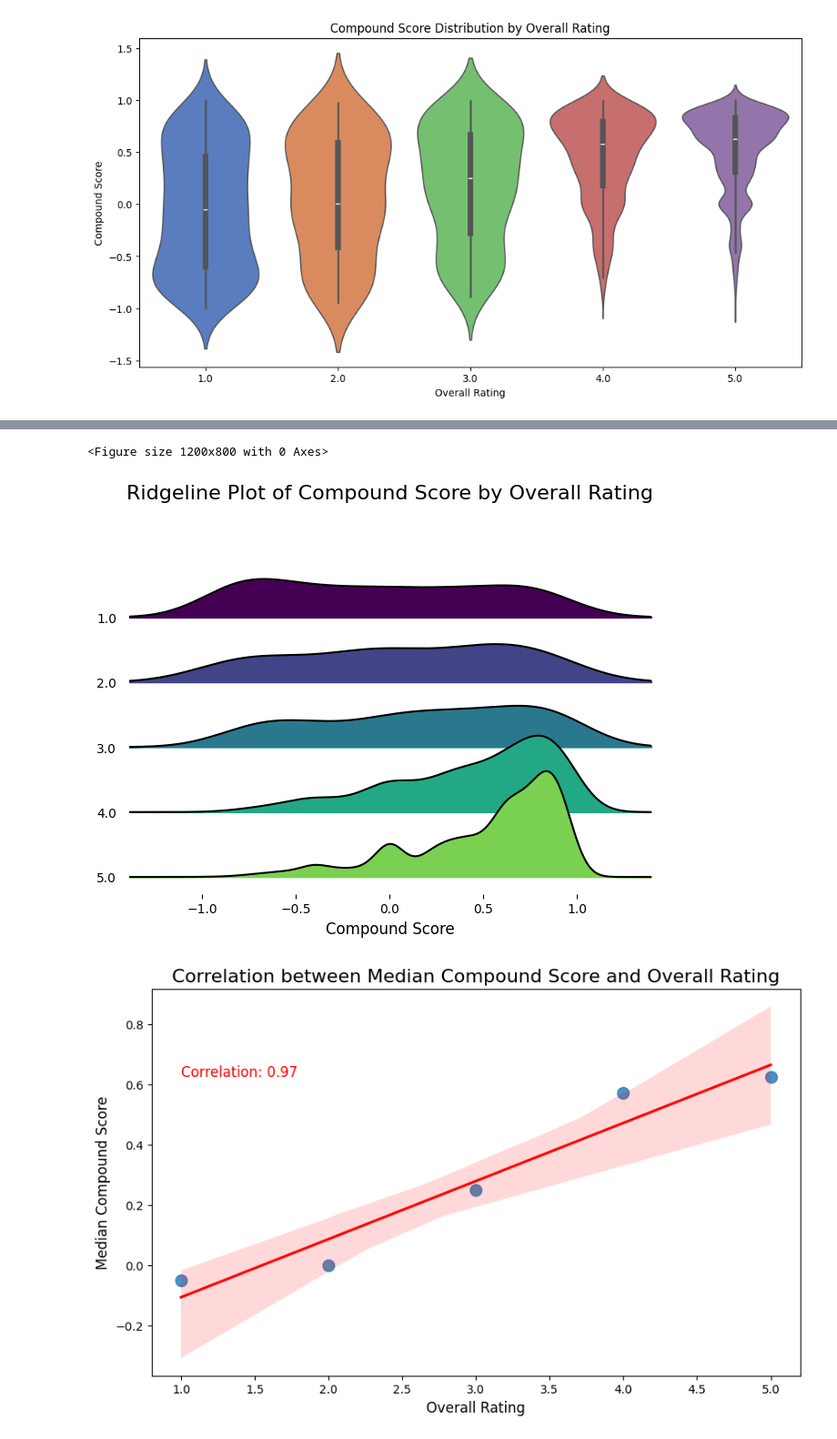
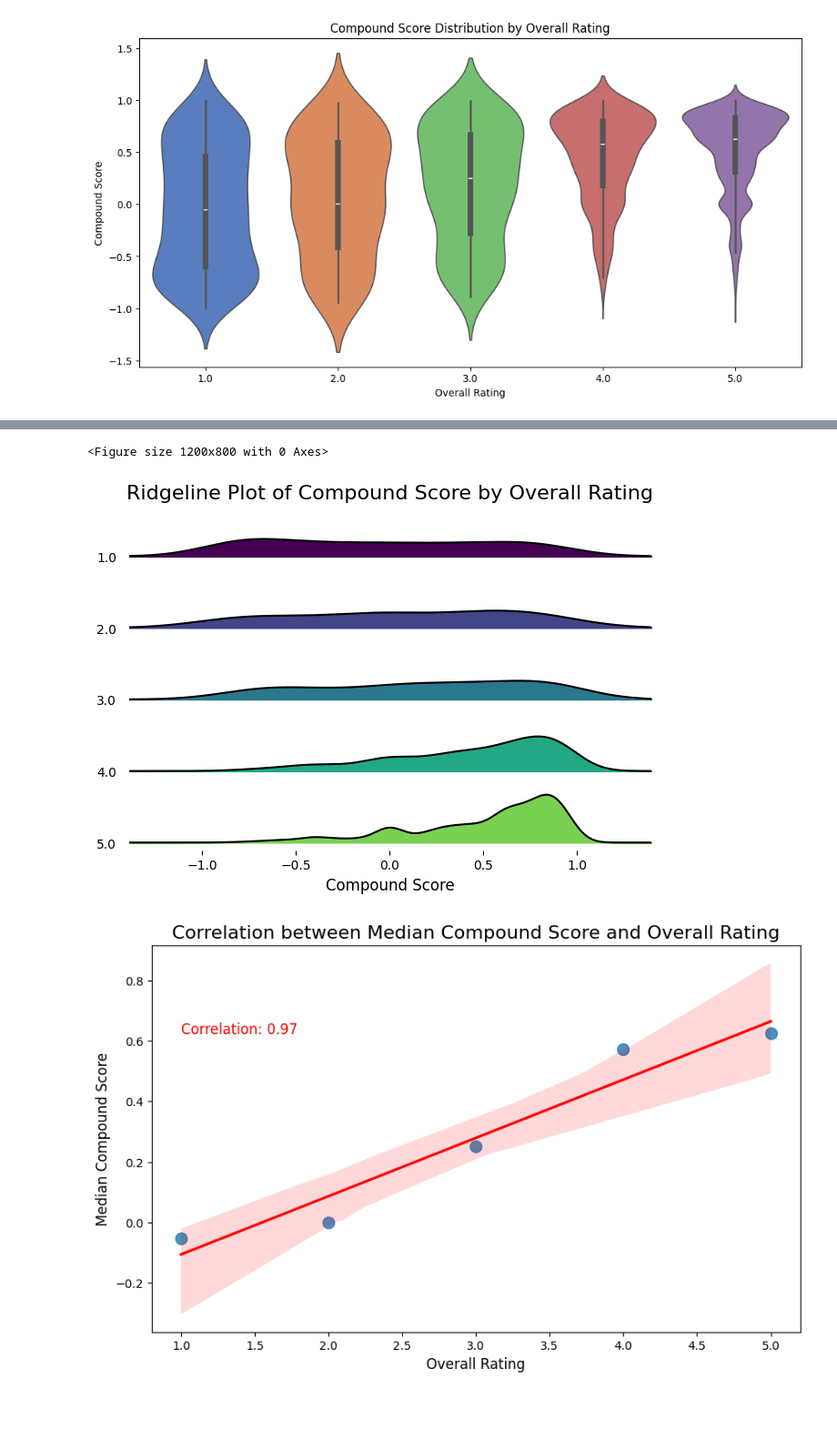
Before and after one commit to awhitehouse1/DS4002-Project-1, a Jupyter notebook: Scripts/Vader.ipynb, the cells around one changed output, grey strips where cells are left out. Shown at 91% size. Saved outputs shown, nothing was run; the diff lists cells and outputs as text; code cells hidden in the pictures; blank space fills up the shorter version.

```diff
--- a/Scripts/Vader.ipynb
+++ b/Scripts/Vader.ipynb
@@ -273,22 +273,24 @@ Successfully installed joypy-0.2.6
 # %%
 import pandas as pd
 import matplotlib.pyplot as plt
 import joypy
 
 # Create the ridgeline plot
 plt.figure(figsize=(12, 8))
 joypy.joyplot(df, by='overall', column='compound_score', colormap=plt.cm.viridis)
 
 # Set the x and y labels and the title
 plt.xlabel('Compound Score', fontsize=12)
-plt.ylabel('Density', fontsize=12)
 plt.title('Ridgeline Plot of Compound Score by Overall Rating', fontsize=16)
 
+plt.gca().set_yticks(range(len(df['overall'].unique())))
+plt.gca().set_yticklabels(sorted(df['overall'].unique()), fontsize=12)
 # Display the plot
+plt.tight_layout()
 plt.show()
 # %% [output]
 <Figure size 1200x800 with 0 Axes>
-[figure, old version]
+[figure, new version]
 # %%
 import pandas as pd
 import matplotlib.pyplot as plt
```
Also changed, not shown: parts of 8 cells of this notebook.
